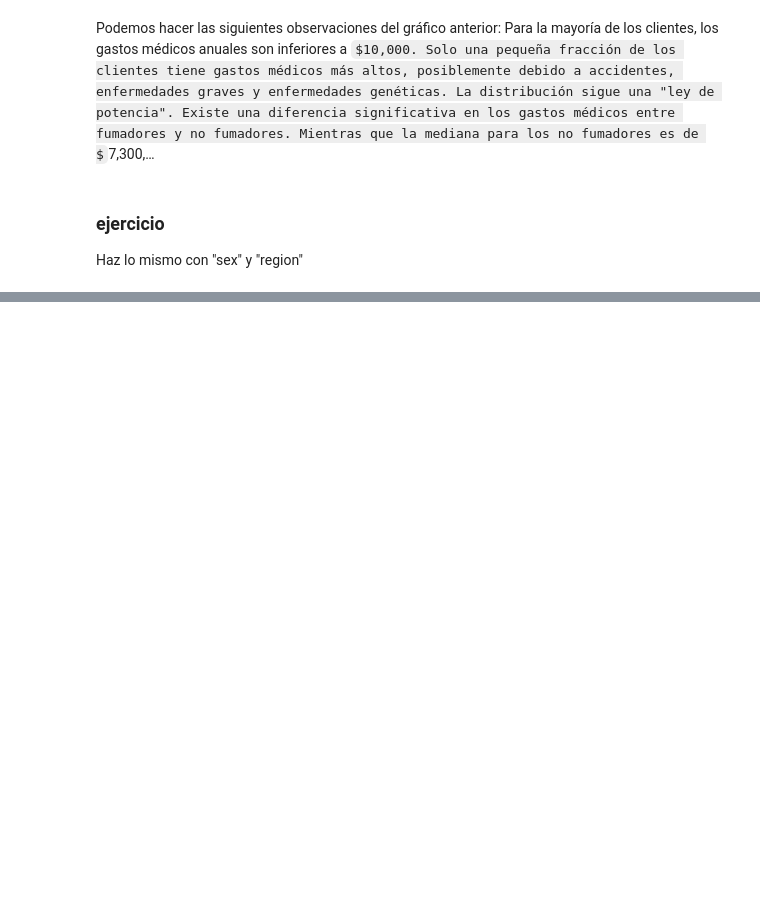
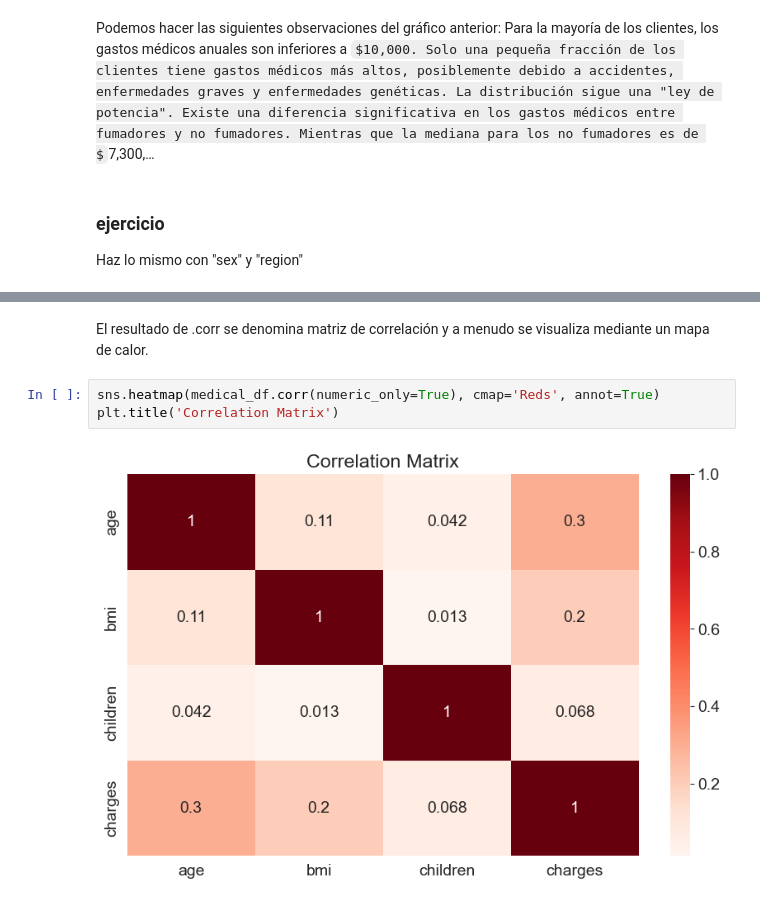
Before and after one commit to partnerds/machine-learning-and-scikit-learn-with-python, a Jupyter notebook: linear-regresion-scikit-learn-python.ipynb, the cells around one changed output, grey strips where cells are left out. Saved outputs shown, nothing was run; the diff lists cells and outputs as text; some formulas as TeX source; blank space fills up the shorter version.

```diff
--- a/linear-regresion-scikit-learn-python.ipynb
+++ b/linear-regresion-scikit-learn-python.ipynb
@@ -217,0 +381,7 @@ Haz lo mismo con "sex" y "region"
+# %% [markdown]
+El resultado de .corr se denomina matriz de correlación y a menudo se visualiza mediante un mapa de calor.
+# %%
+sns.heatmap(medical_df.corr(numeric_only=True), cmap='Reds', annot=True)
+plt.title('Correlation Matrix')
+# %% [output]
+[figure, added]
```
Also changed, not shown: parts of 30 cells of this notebook.
